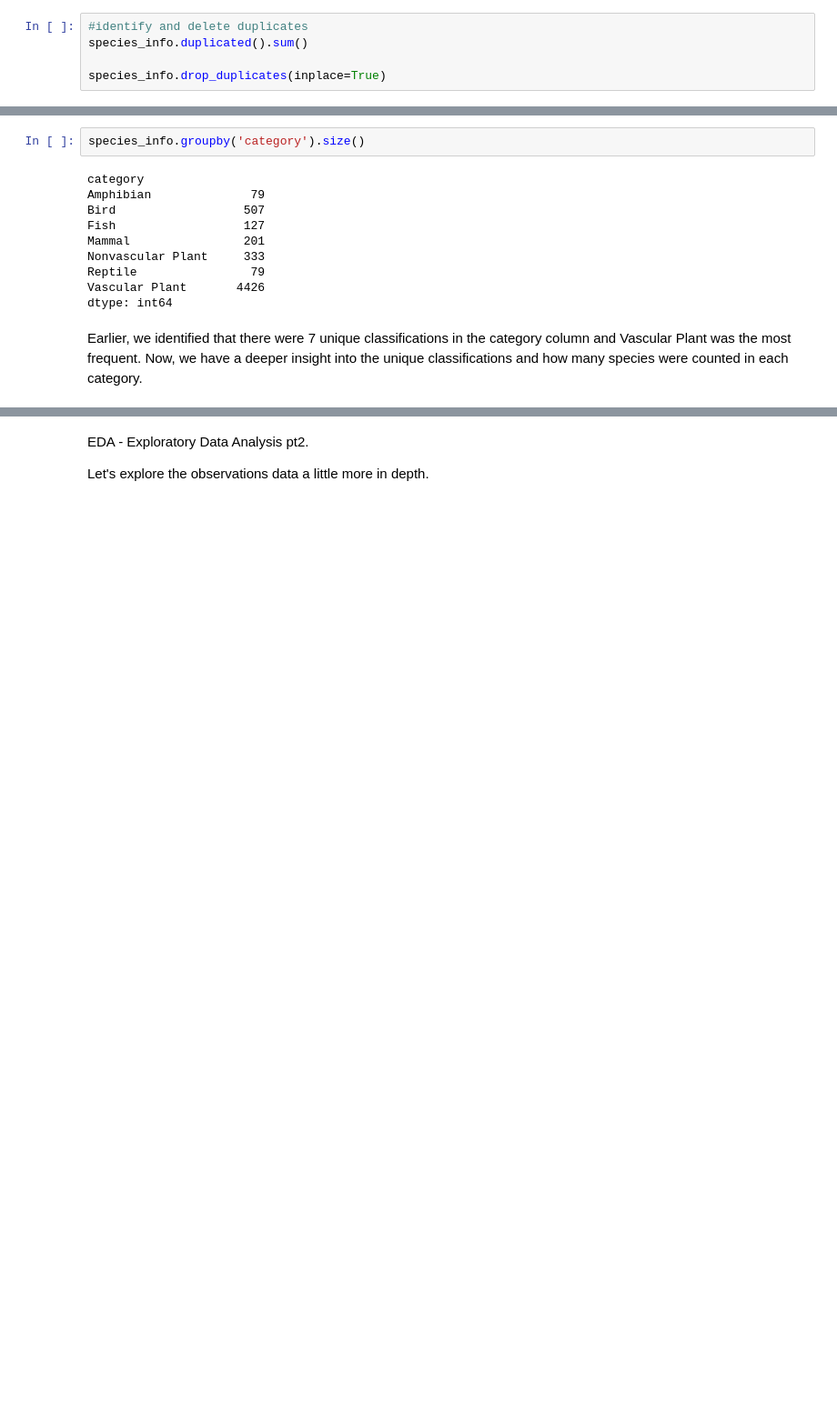
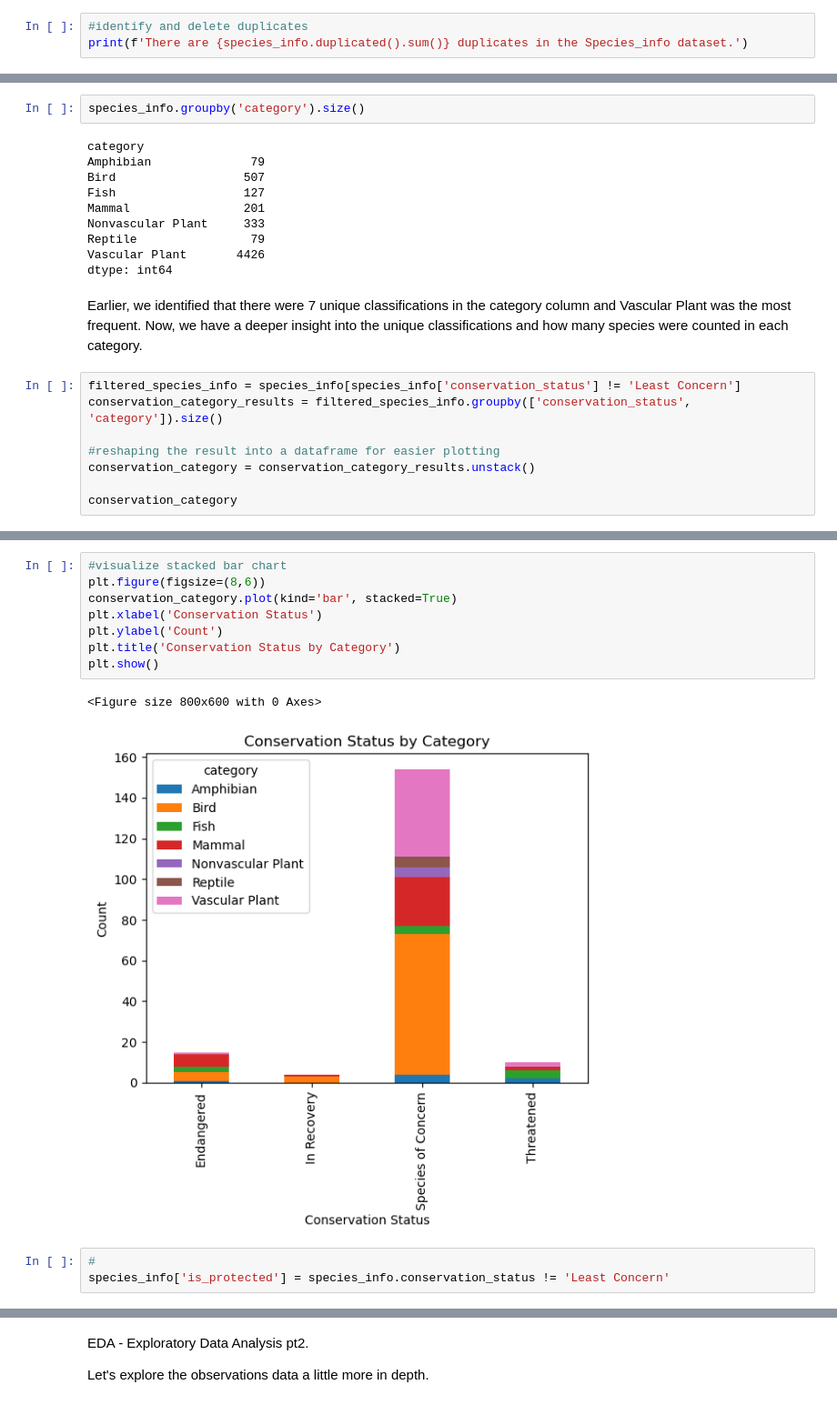
Before and after one commit to PB-III/Biodiversity_Portfolio_Proj, a Jupyter notebook: biodiversity.ipynb, the cells around one changed output, grey strips where cells are left out. Shown at 91% size. Cells and saved outputs as stored; diff of their text form; blank space fills up the shorter version.

Commit message:
Continuation: EDA - Added a few visuals and cleaned up data

```diff
--- a/biodiversity.ipynb
+++ b/biodiversity.ipynb
@@ -210,5 +215,3 @@ All the NAN values have been replaced with Least Concern. We now have a better o
 # %%
 #identify and delete duplicates
-species_info.duplicated().sum()
-
-species_info.drop_duplicates(inplace=True)
+print(f'There are {species_info.duplicated().sum()} duplicates in the Species_info dataset.')
@@ -238,3 +247,11 @@ Vascular Plant       4426
 dtype: int64
 # %% [markdown]
 Earlier, we identified that there were 7 unique classifications in the category column and Vascular Plant was the most frequent. Now, we have a deeper insight into the unique classifications and how many species were counted in each category.
+# %%
+filtered_species_info = species_info[species_info['conservation_status'] != 'Least Concern']
+conservation_category_results = filtered_species_info.groupby(['conservation_status', 'category']).size()
+
+#reshaping the result into a dataframe for easier plotting
+conservation_category = conservation_category_results.unstack()
+
+conservation_category
@@ -240,0 +265,14 @@ Earlier, we identified that there were 7 unique classifications in the category
+# %%
+#visualize stacked bar chart
+plt.figure(figsize=(8,6))
+conservation_category.plot(kind='bar', stacked=True)
+plt.xlabel('Conservation Status')
+plt.ylabel('Count')
+plt.title('Conservation Status by Category')
+plt.show()
+# %% [output]
+<Figure size 800x600 with 0 Axes>
+[figure, added]
+# %%
+#
+species_info['is_protected'] = species_info.conservation_status != 'Least Concern'
```
Also changed, not shown: parts of 29 cells of this notebook.
